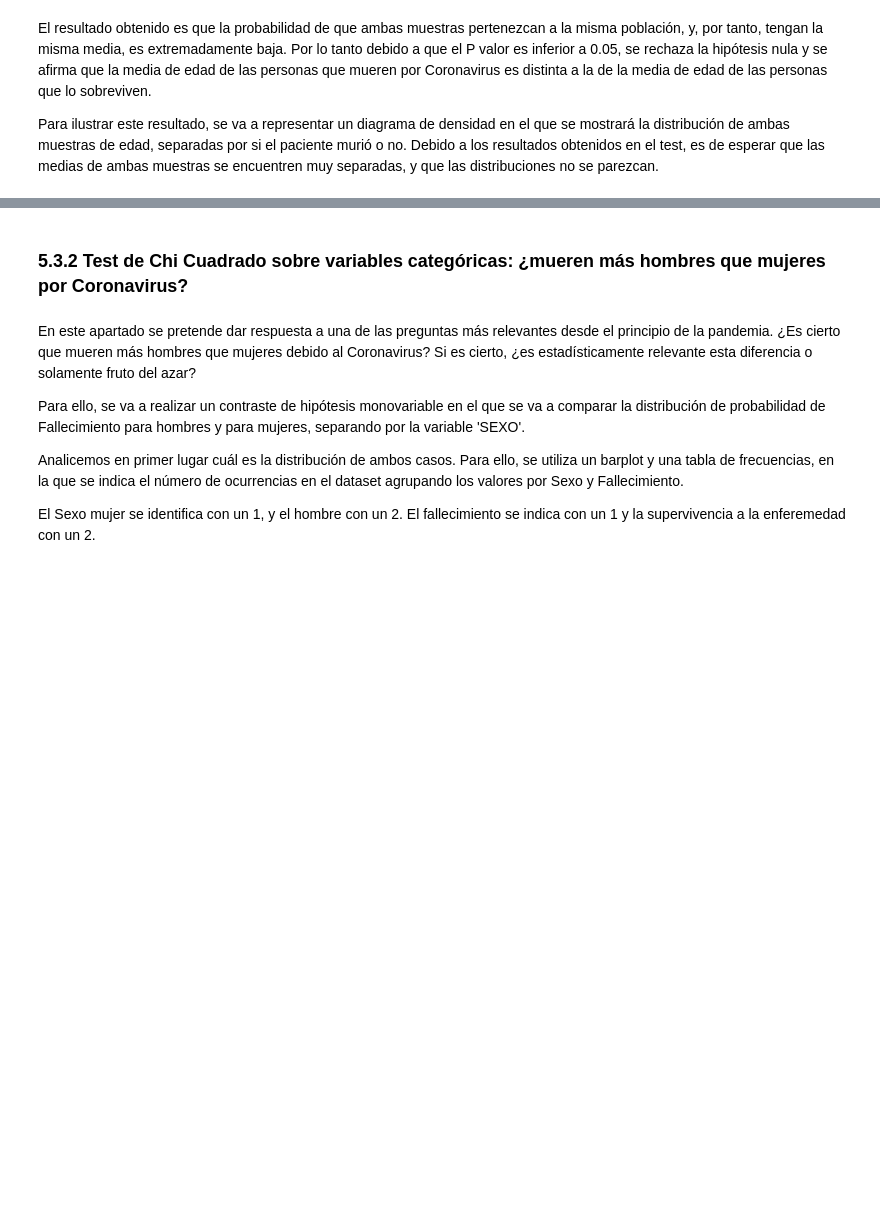
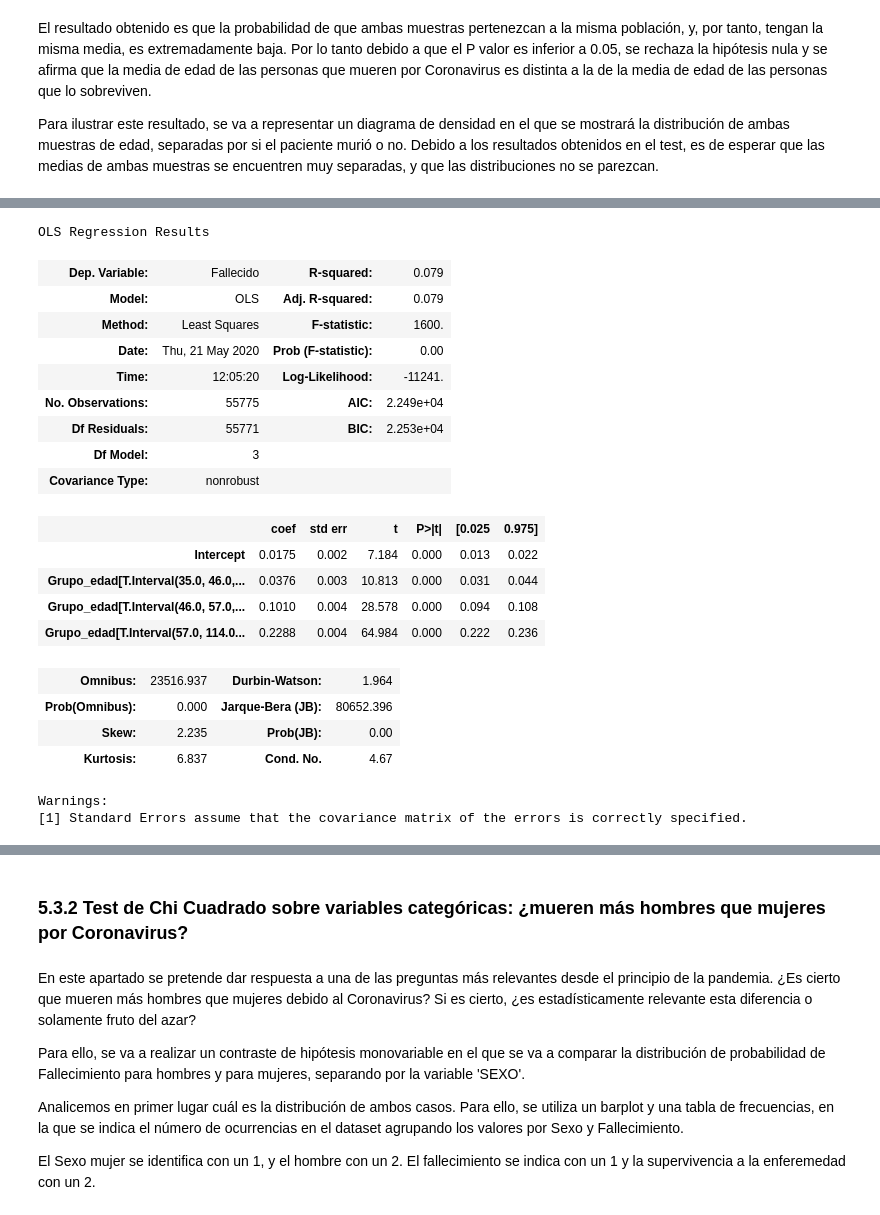
Before and after one commit to guille-arguello/covid19-mex-analysis, a Jupyter notebook: covid19-mex-analysis.ipynb, the cells around one changed output, grey strips where cells are left out. Saved outputs shown, nothing was run; the diff lists cells and outputs as text; code cells hidden in the pictures; blank space fills up the shorter version.

```diff
--- a/covid19-mex-analysis.ipynb
+++ b/covid19-mex-analysis.ipynb
@@ -764,0 +787,26 @@ Por lo tanto, se puede concluir que la media de edad de los pacientes que mueren
+# %%
+from statsmodels.formula.api import ols
+results = ols('Fallecido ~ Grupo_edad', data=data_anova).fit()
+results.summary()
+# %% [output]
+OLS Regression Results
+| Dep. Variable: | Fallecido | R-squared: | 0.079 |
+| Model: | OLS | Adj. R-squared: | 0.079 |
+| Method: | Least Squares | F-statistic: | 1600. |
+| Date: | Thu, 21 May 2020 | Prob (F-statistic): | 0.00 |
+| Time: | 12:05:20 | Log-Likelihood: | -11241. |
+| No. Observations: | 55775 | AIC: | 2.249e+04 |
+| Df Residuals: | 55771 | BIC: | 2.253e+04 |
+| Df Model: | 3 |  |  |
+| Covariance Type: | nonrobust |  |  |
+|  | coef | std err | t | P>|t| | [0.025 | 0.975] |
+| Intercept | 0.0175 | 0.002 | 7.184 | 0.000 | 0.013 | 0.022 |
+| Grupo_edad[T.Interval(35.0, 46.0,... | 0.0376 | 0.003 | 10.813 | 0.000 | 0.031 | 0.044 |
+| Grupo_edad[T.Interval(46.0, 57.0,... | 0.1010 | 0.004 | 28.578 | 0.000 | 0.094 | 0.108 |
+| Grupo_edad[T.Interval(57.0, 114.0... | 0.2288 | 0.004 | 64.984 | 0.000 | 0.222 | 0.236 |
+| Omnibus: | 23516.937 | Durbin-Watson: | 1.964 |
+| Prob(Omnibus): | 0.000 | Jarque-Bera (JB): | 80652.396 |
+| Skew: | 2.235 | Prob(JB): | 0.00 |
+| Kurtosis: | 6.837 | Cond. No. | 4.67 |
+Warnings:
+[1] Standard Errors assume that the covariance matrix of the errors is correctly specified.
```
Also changed, not shown: parts of 39 cells of this notebook, 2 other files.
